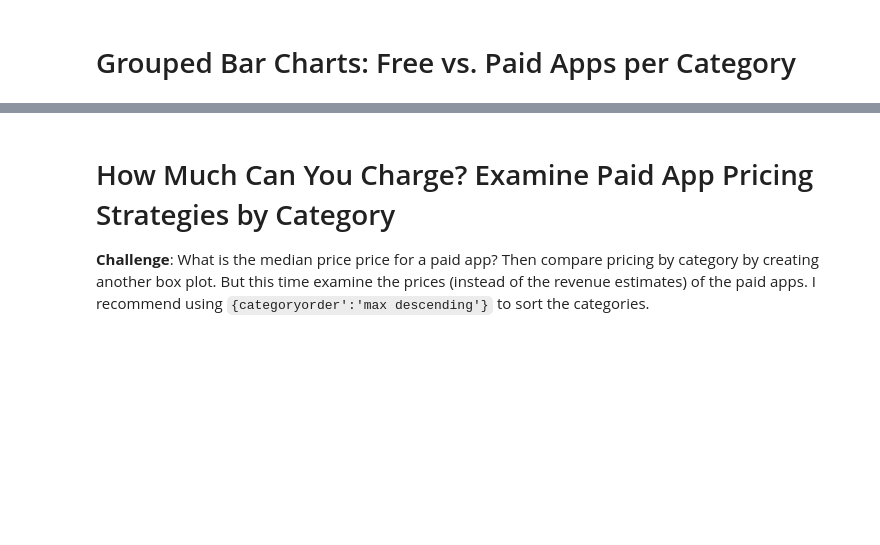
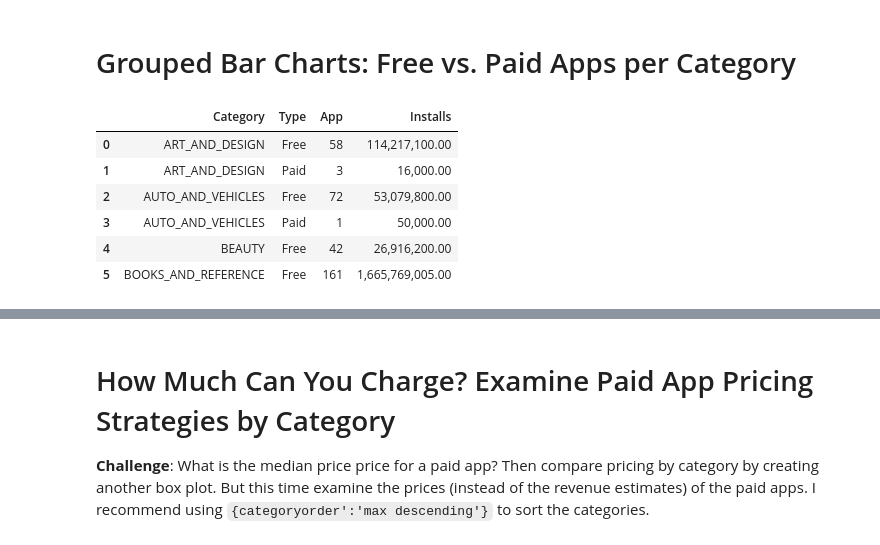
Before and after one commit to erfaw/elasti_py, a Jupyter notebook: Day076-erf/Google Play Store App Analytics (start).ipynb, the cells around one changed output, grey strips where cells are left out. Drawn from its saved outputs; the diff is of its cells as text; code cells hidden in the pictures; blank space fills up the shorter version.

```diff
--- a/Day076-erf/Google Play Store App Analytics (start).ipynb
+++ b/Day076-erf/Google Play Store App Analytics (start).ipynb
@@ -541,6 +569,17 @@ bar_chart_genre.update_layout(
 bar_chart_genre.show()
 # %% [markdown]
 # Grouped Bar Charts: Free vs. Paid Apps per Category
+# %%
+df_free_vs_paid = df_apps_cleaned.groupby(['Category', 'Type'], as_index= False,).agg({'App': 'count', 'Installs': 'sum'})
+df_free_vs_paid.head(6)
+# %% [output]
+|  | Category | Type | App | Installs |
+| 0 | ART_AND_DESIGN | Free | 58 | 114,217,100.00 |
+| 1 | ART_AND_DESIGN | Paid | 3 | 16,000.00 |
+| 2 | AUTO_AND_VEHICLES | Free | 72 | 53,079,800.00 |
+| 3 | AUTO_AND_VEHICLES | Paid | 1 | 50,000.00 |
+| 4 | BEAUTY | Free | 42 | 26,916,200.00 |
+| 5 | BOOKS_AND_REFERENCE | Free | 161 | 1,665,769,005.00 |
 # %% [markdown]
 **Challenge**: Use the plotly express bar [chart examples](https://plotly.com/python/bar-charts/#bar-chart-with-sorted-or-ordered-categories) and the [.bar() API reference](https://plotly.com/python-api-reference/generated/plotly.express.bar.html#plotly.express.bar) to create this bar chart:
 
```
Also changed, not shown: parts of 8 cells of this notebook.
